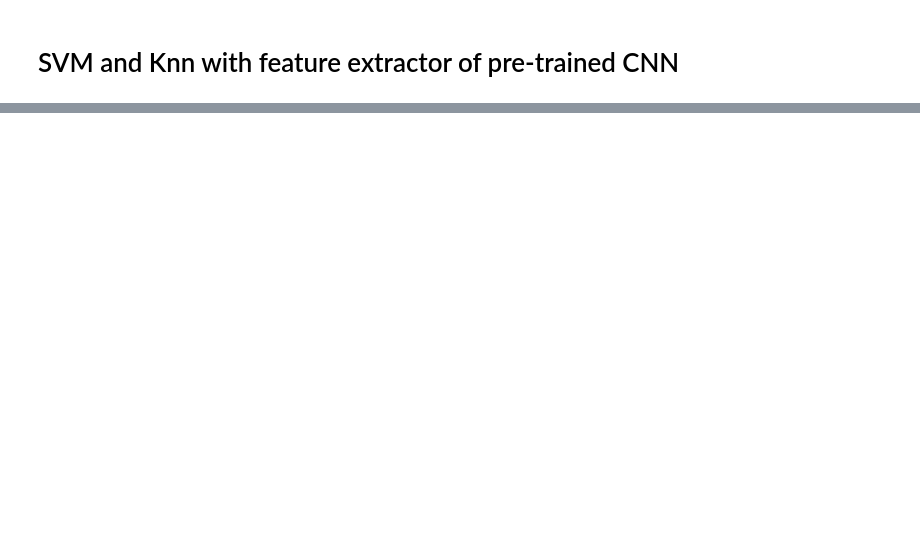
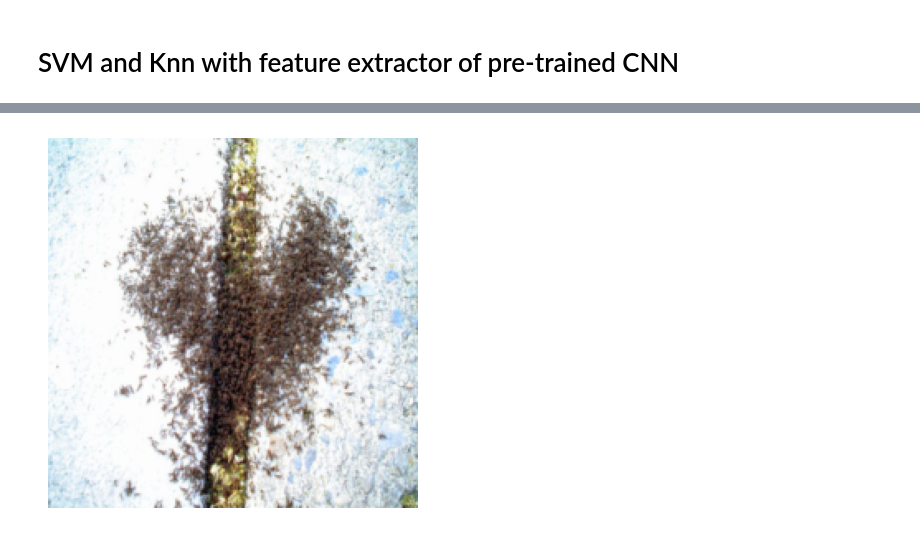
Before and after one commit to mak8427/Advanced_Statistical_Learning, a Jupyter notebook: exercise 8.ipynb, the cells around one changed output, grey strips where cells are left out. Saved outputs shown, nothing was run; the diff lists cells and outputs as text; code cells hidden in the pictures; blank space fills up the shorter version.

```diff
--- a/exercise 8.ipynb
+++ b/exercise 8.ipynb
@@ -97,10 +97,16 @@ SVM
 ===
 # %%
 from sklearn import svm
-clf = svm.SVC(gamma=0.001)
+# Flatten each image (3, 224, 224) to a 1D array (150528)
+
+inputs_flattened = inputs.reshape(60, -1)
+tests_flattened = tests.reshape(len(tests), -1)
+
+
+clf = svm.SVC(gamma=0.05)
 
 # Learn the digits on the train subset
-clf.fit(inputs, classes)
+clf.fit(inputs_flattened, classes)
 
 # Predict the value of the digit on the test subset
-predicted = clf.predict(tests)
+predicted = clf.predict(tests_flattened )
@@ -125,0 +335,75 @@ SVM and Knn with feature extractor of pre-trained CNN
+# %%
+def sliding_perturbation(image, model, classifier, scaler, window_size, step_size):
+    """
+    Apply sliding perturbation to the image with a given window size and step size.
+    """
+    model.eval()
+    device = 'cuda' if torch.cuda.is_available() else 'cpu'
+    image = image.unsqueeze(0).to(device)  # Add batch dimension
+
+    height, width = image.shape[2], image.shape[3]
+    heatmap = np.zeros((height - window_size + 1, width - window_size + 1))
+
+    with torch.no_grad():
+        for i in range(0, height - window_size + 1, step_size):
+            for j in range(0, width - window_size + 1, step_size):
+                # Create a perturbed copy of the image
+                perturbed_image = image.clone()
+                perturbed_image[:, :, i:i + window_size, j:j + window_size] = 0  # Zero out the region
+
+                # Extract features from the perturbed image
+                features = model(perturbed_image).cpu().numpy()
+
+                # Scale the features
+                features_scaled = scaler.transform(features)
+
+                # Get the prediction score from the classifier (e.g., SVM decision function)
+                prediction_score = classifier.decision_function(features_scaled)[0]
+                heatmap[i // step_size, j // step_size] = prediction_score
+
+    return heatmap
+def denormalize_and_visualize(image):
+    # De-normalize the image
+    mean = torch.tensor([0.485, 0.456, 0.406]).view(3, 1, 1)
+    std = torch.tensor([0.229, 0.224, 0.225]).view(3, 1, 1)
+    image = image.cpu() * std + mean  # Reverse normalization
+
+    # Clip values to the range [0, 1]
+    image = torch.clamp(image, 0, 1)
+
+    # Convert to numpy and display
+    plt.imshow(image.permute(1, 2, 0).numpy())  # CHW -> HWC
+    plt.axis("off")
+    plt.show()
+
+# Apply to your test image
+
+import matplotlib.pyplot as plt
+
+# Select a single test image
+test_iter = iter(dataloaders['val'])
+test_image, test_label = next(test_iter)
+test_image = test_image.squeeze(0)  # Remove batch dimension
+denormalize_and_visualize(test_image)
+
+# Generate heatmap with SVM
+window_size = 16
+step_size = 8
+heatmap_svm = sliding_perturbation(test_image, model, svm, scaler, window_size, step_size)
+
+# Plot original image and heatmap
+plt.figure(figsize=(12, 6))
+plt.subplot(1, 2, 1)
+plt.imshow(test_image.permute(1, 2, 0).numpy())  # Convert CHW to HWC
+plt.title("Original Image")
+plt.axis("off")
+
+plt.subplot(1, 2, 2)
+plt.imshow(heatmap_svm, cmap='hot', interpolation='nearest')
+plt.title("SVM Heatmap (Window Size: 16)")
+plt.colorbar()
+plt.axis("off")
+
+plt.show()
+# %% [output]
+[figure, added]
```
Also changed, not shown: parts of 12 cells of this notebook.
